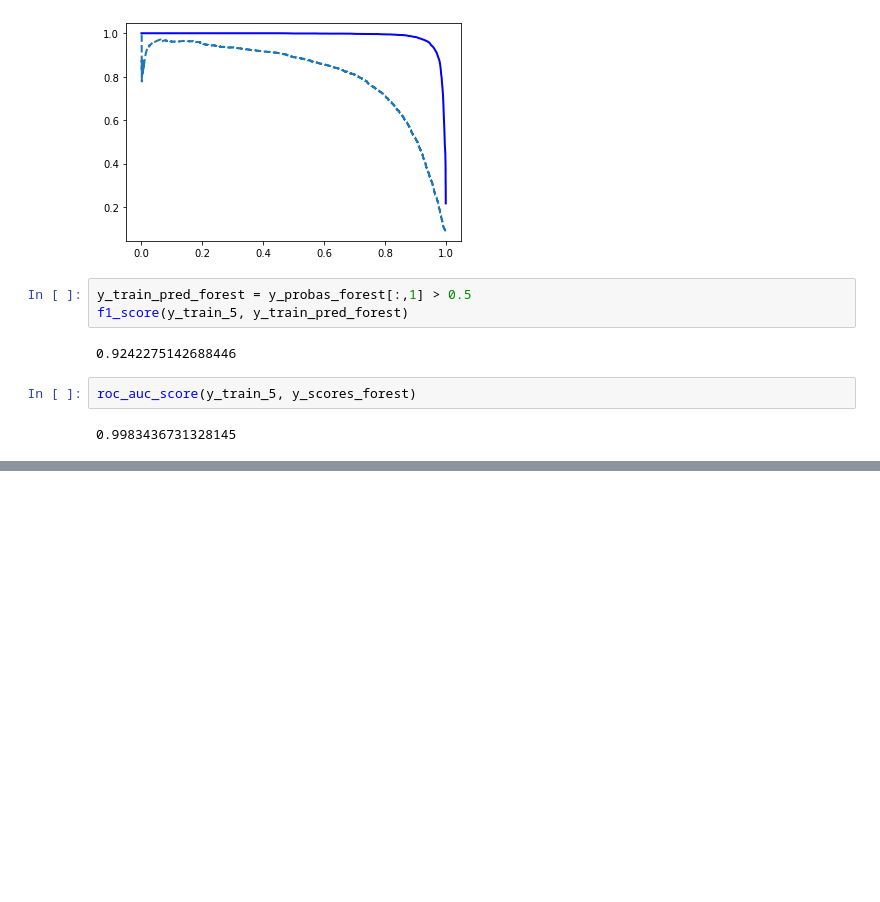
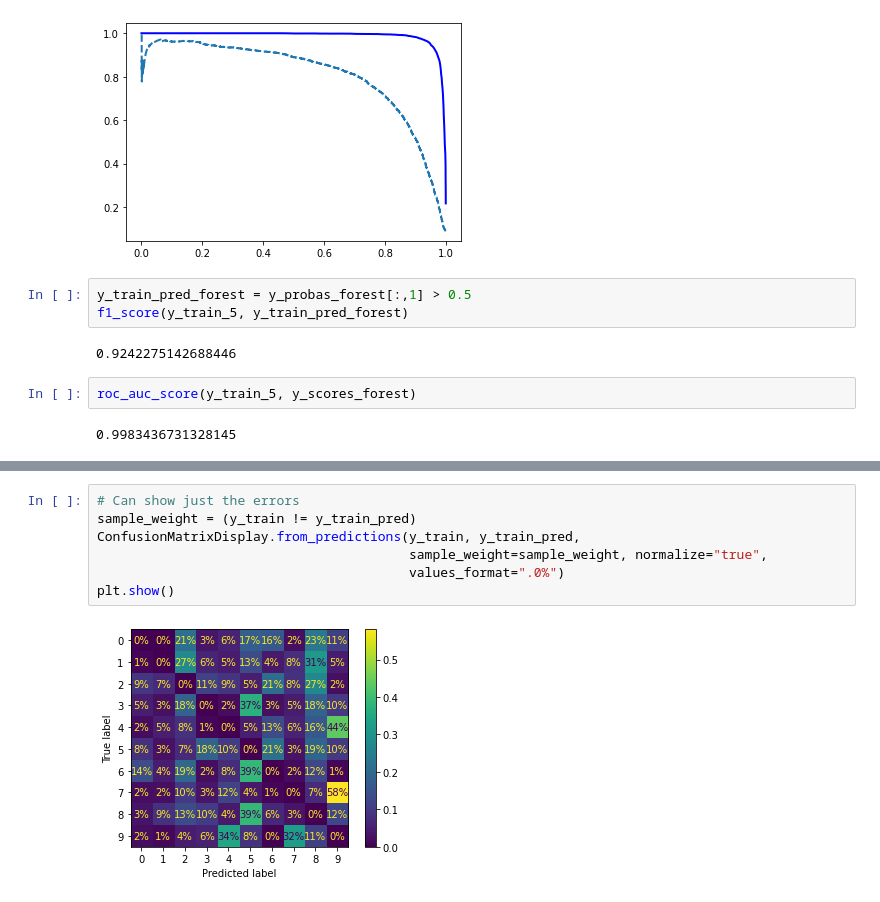
Before and after one commit to rickhall2000/ongoing-learning, a Jupyter notebook: Hands-On_Machine_Learning/Ch3-Classification.ipynb, the cells around one changed output, grey strips where cells are left out. Drawn from its saved outputs; the diff is of its cells as text; blank space fills up the shorter version.

```diff
--- a/Hands-On_Machine_Learning/Ch3-Classification.ipynb
+++ b/Hands-On_Machine_Learning/Ch3-Classification.ipynb
@@ -210,0 +300,9 @@ roc_auc_score(y_train_5, y_scores_forest)
+# %%
+# Can show just the errors
+sample_weight = (y_train != y_train_pred)
+ConfusionMatrixDisplay.from_predictions(y_train, y_train_pred,
+                                        sample_weight=sample_weight, normalize="true",
+                                        values_format=".0%")
+plt.show()
+# %% [output]
+[figure, added]
```
Also changed, not shown: parts of 35 cells of this notebook.
